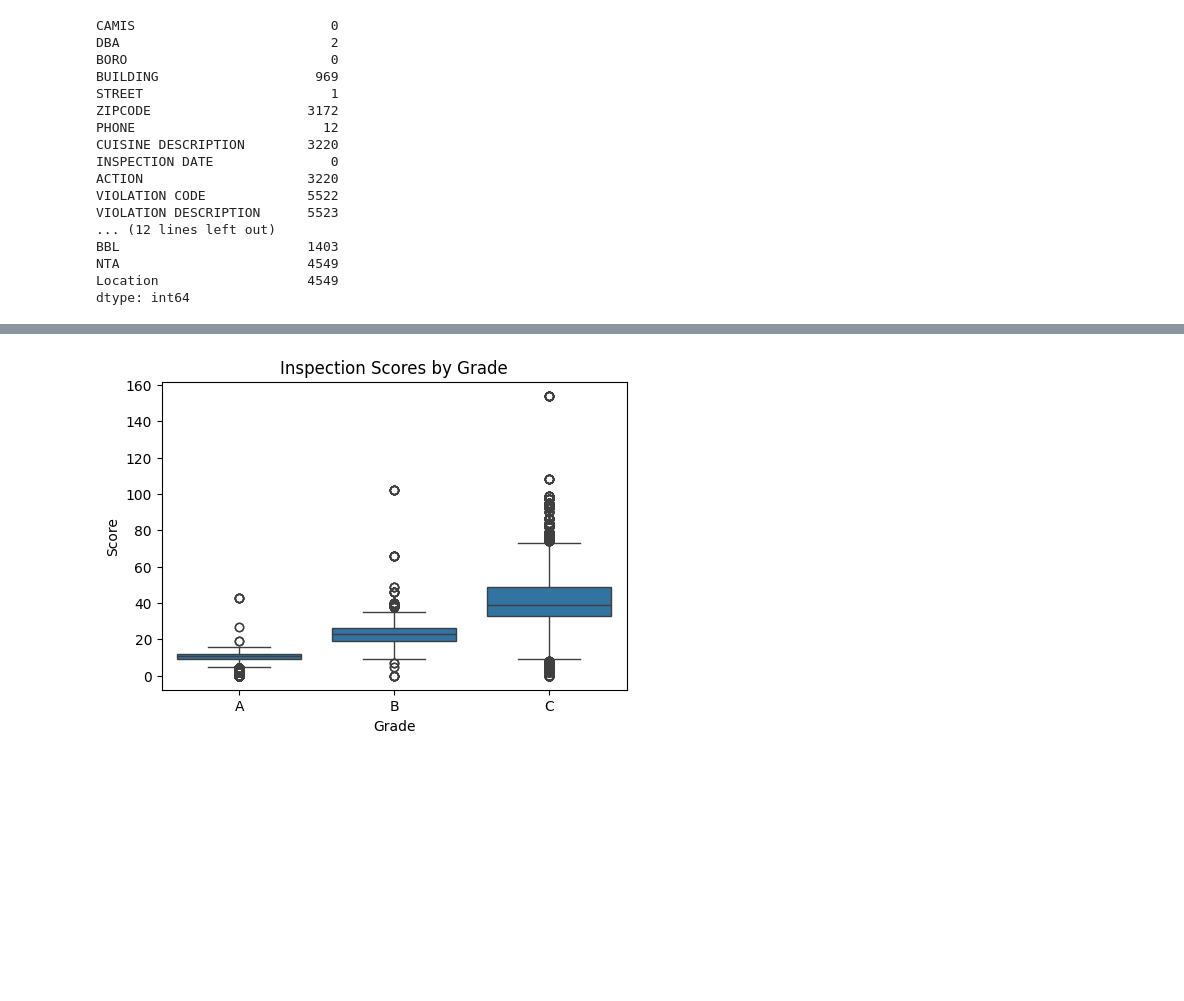
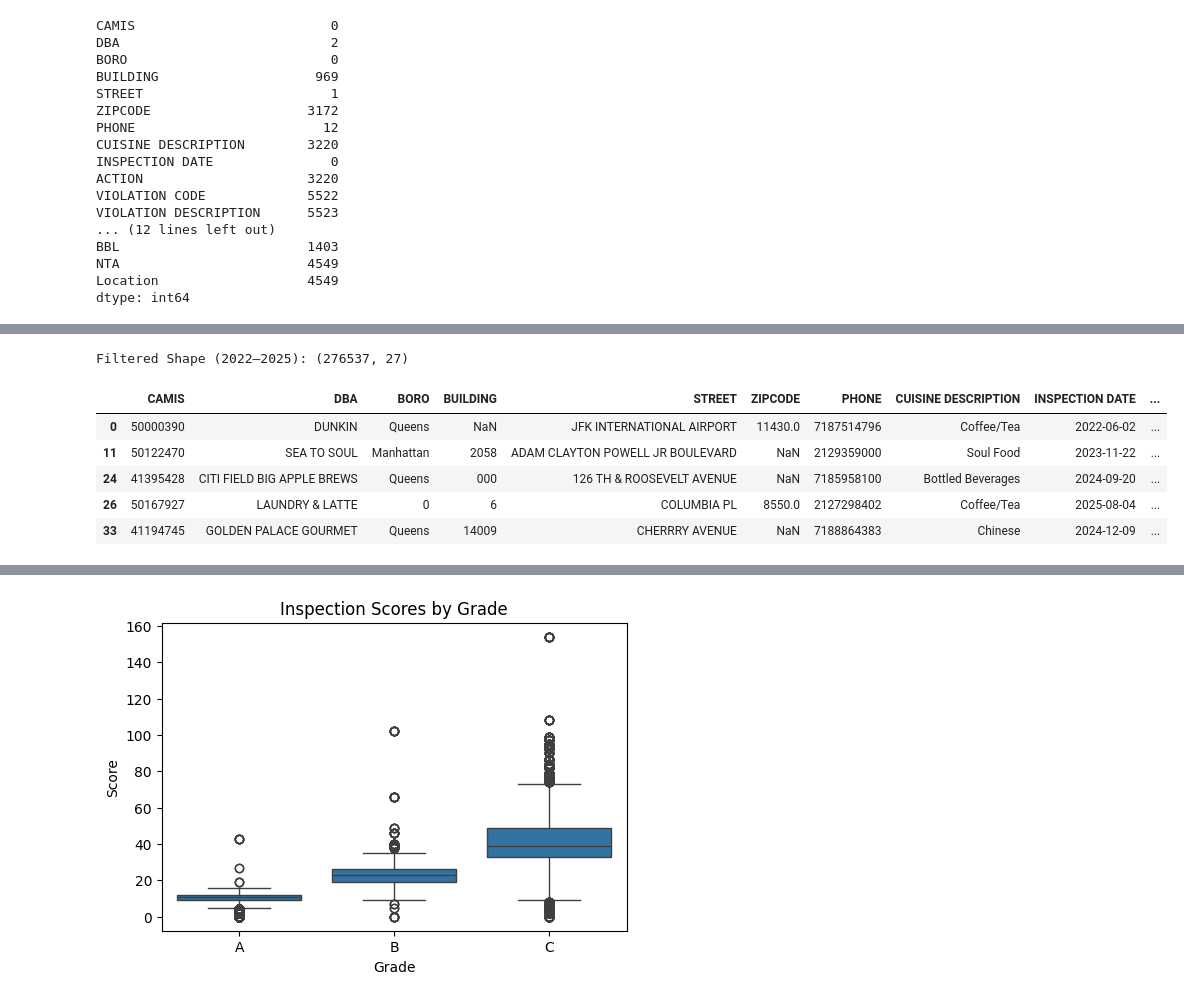
Before and after one commit to SU-IST707-SP26/group-project-team-pandas, a Jupyter notebook: work/01_initial_exploration.ipynb, the cells around one changed output, grey strips where cells are left out. Saved outputs shown, nothing was run; the diff lists cells and outputs as text; code cells hidden in the pictures; blank space fills up the shorter version.

```diff
--- a/work/01_initial_exploration.ipynb
+++ b/work/01_initial_exploration.ipynb
@@ -181,11 +190,25 @@ Successfully installed seaborn-0.13.2
 # %%
-# Convert INSPECTION DATE to datetime
+# Our new filtered year
 df["INSPECTION DATE"] = pd.to_datetime(df["INSPECTION DATE"], errors="coerce")
 
-# Filter data between 2015 and 2025
-df_2015_2025 = df[
-    (df["INSPECTION DATE"].dt.year >= 2015) &
+# Filter from 2022 to 2025
+df_filtered_2022_2025 = df[
+    (df["INSPECTION DATE"].dt.year >= 2022) &
     (df["INSPECTION DATE"].dt.year <= 2025)
-].copy()
+]
+
+# Check shape
+print("Filtered Shape (2022–2025):", df_filtered_2022_2025.shape)
+
+# Preview
+df_filtered_2022_2025.head()
+# %% [output]
+Filtered Shape (2022–2025): (276537, 27)
+|  | CAMIS | DBA | BORO | BUILDING | STREET | ZIPCODE | PHONE | CUISINE DESCRIPTION | INSPECTION DATE | ... |
+| 0 | 50000390 | DUNKIN | Queens | NaN | JFK INTERNATIONAL AIRPORT | 11430.0 | 7187514796 | Coffee/Tea | 2022-06-02 | ... |
+| 11 | 50122470 | SEA TO SOUL | Manhattan | 2058 | ADAM CLAYTON POWELL JR BOULEVARD | NaN | 2129359000 | Soul Food | 2023-11-22 | ... |
+| 24 | 41395428 | CITI FIELD BIG APPLE BREWS | Queens | 000 | 126 TH & ROOSEVELT AVENUE | NaN | 7185958100 | Bottled Beverages | 2024-09-20 | ... |
+| 26 | 50167927 | LAUNDRY & LATTE | 0 | 6 | COLUMBIA PL | 8550.0 | 2127298402 | Coffee/Tea | 2025-08-04 | ... |
+| 33 | 41194745 | GOLDEN PALACE GOURMET | Queens | 14009 | CHERRRY AVENUE | NaN | 7188864383 | Chinese | 2024-12-09 | ... |
 # %%
 print("Original:", df.shape)
```
Also changed, not shown: parts of 9 cells of this notebook.
